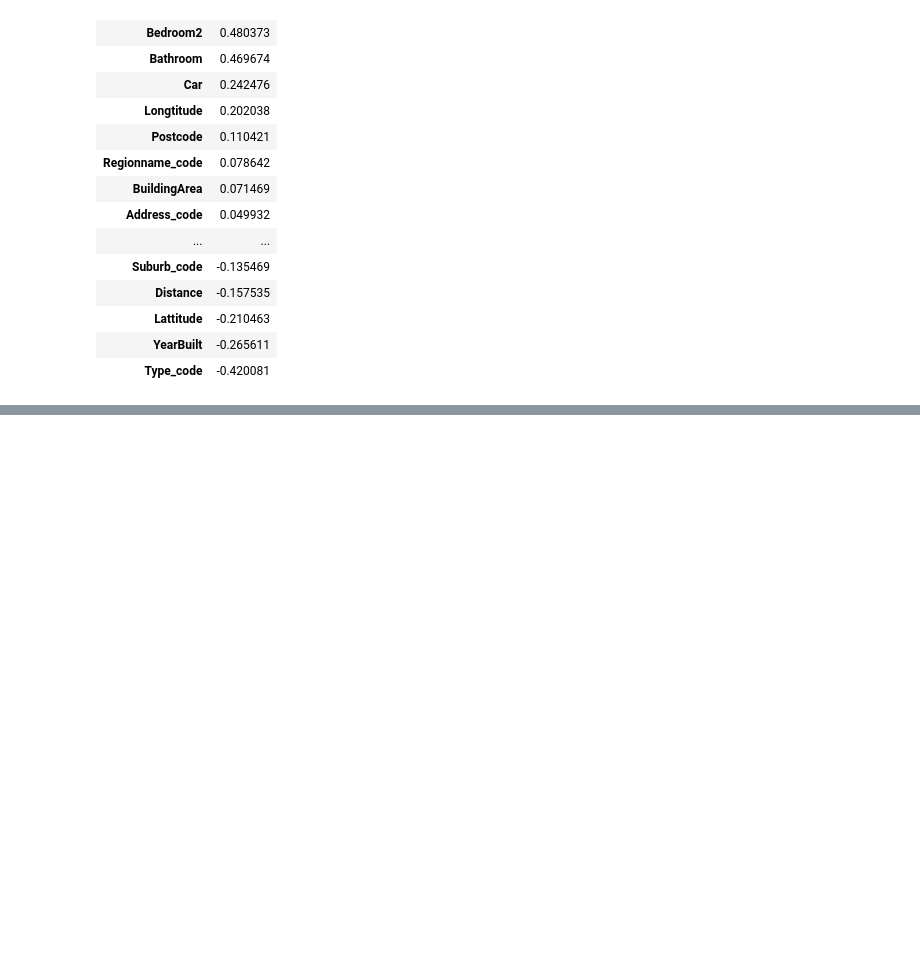
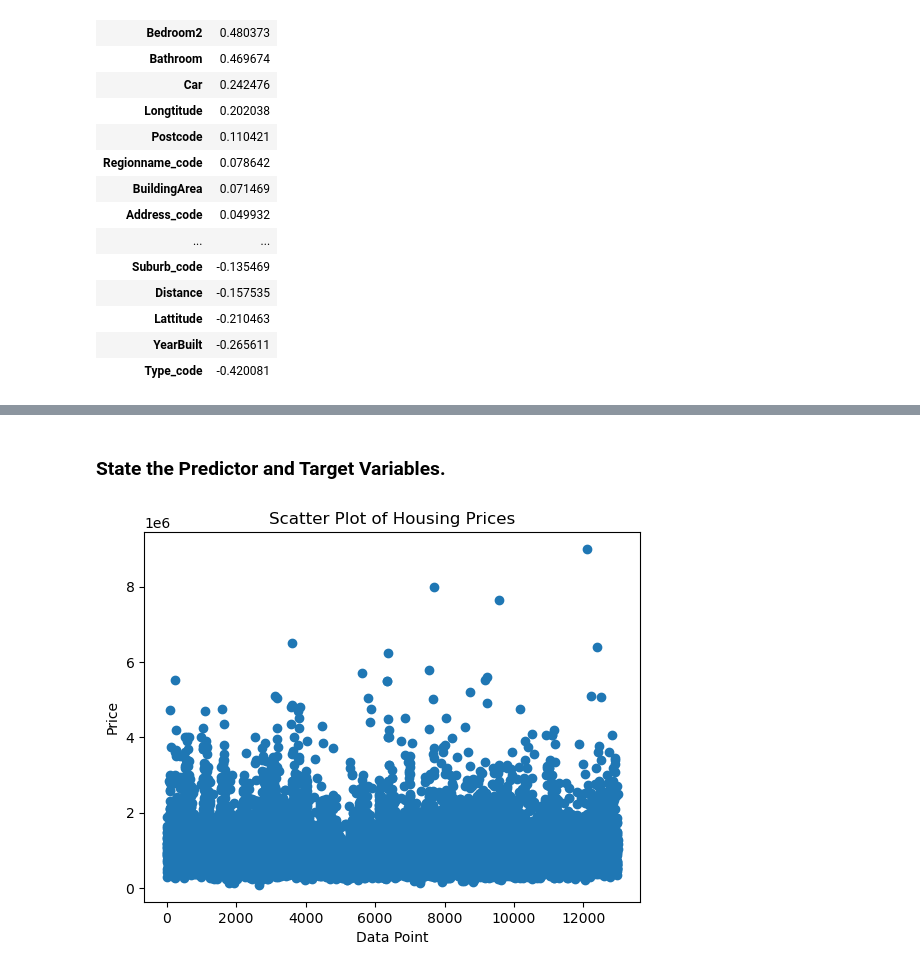
Before and after one commit to Emilly-Njue/Regression, a Jupyter notebook: regression1.ipynb, the cells around one changed output, grey strips where cells are left out. Saved outputs shown, nothing was run; the diff lists cells and outputs as text; code cells hidden in the pictures; blank space fills up the shorter version.

```diff
--- a/regression1.ipynb
+++ b/regression1.ipynb
@@ -425,0 +476,2 @@ pd.DataFrame(housing.corr()['Price']).sort_values(by='Price',ascending=False)
+# %% [markdown]
+### State the Predictor and Target Variables.
@@ -425,0 +481,10 @@ pd.DataFrame(housing.corr()['Price']).sort_values(by='Price',ascending=False)
+# %%
+# Scatter plot of dependent variable (housing prices)
+
+plt.scatter(range(len(housing['Price'])), housing['Price'])
+plt.xlabel('Data Point')
+plt.ylabel('Price')
+plt.title('Scatter Plot of Housing Prices')
+plt.show()
+# %% [output]
+[figure, added]
```
Also changed, not shown: parts of 42 cells of this notebook.
